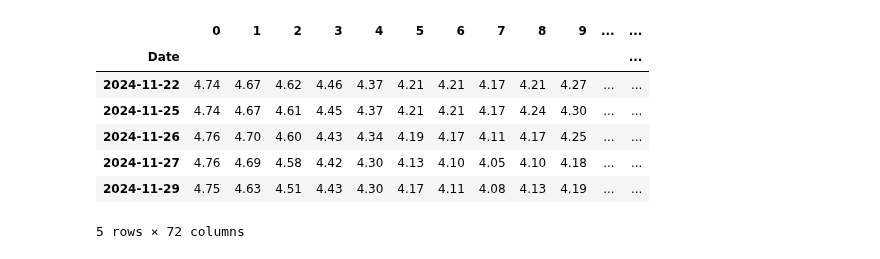
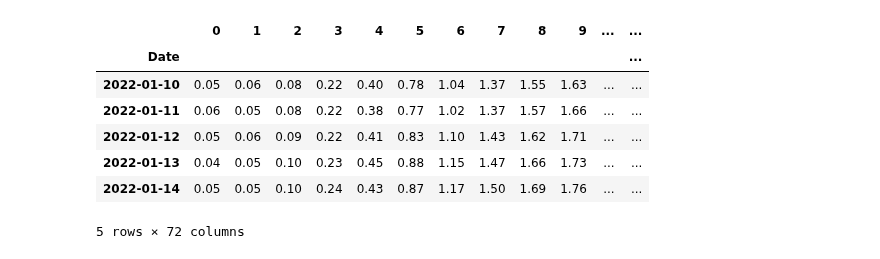
Before and after one commit to QuanPham19/functional-kan, a Jupyter notebook: phase_1/notebooks_treasury/treasury_multi_kan.ipynb, the cells around one changed output. Cells and saved outputs as stored; diff of their text form; code cells hidden in the pictures.

```diff
--- a/phase_1/notebooks_treasury/treasury_multi_kan.ipynb
+++ b/phase_1/notebooks_treasury/treasury_multi_kan.ipynb
@@ -18,37 +18,37 @@ device = torch.device('cuda' if torch.cuda.is_available() else 'cpu')
 # %%
 def treasury_data_retrieval():
     df = pd.read_csv('../data/us_treasury_rates.csv')
     df['Date'] = pd.to_datetime(df['Date'])
     df.sort_values(by='Date', ascending=True, inplace=True)
     df = df.reset_index(drop=True)
 
     return df
 
 df = treasury_data_retrieval()
 
 n = len(df)
 h = 5
 
 df_flat = pd.DataFrame()
-for id in range(1, n):
-    row = df.iloc[id:(id+h), 1:].stack().reset_index(drop=True).to_frame().T
+for id in range(h, n):
+    row = df.iloc[(id-h):(id), 1:].stack().reset_index(drop=True).to_frame().T
     df_flat = pd.concat([df_flat, row], ignore_index=True)
 
 for id in range(1, 13):
-    df_flat[f'y_{id}'] = df.iloc[:(n-1), id]
+    df_flat[f'y_{id}'] = df.iloc[h:, id].values
 
-df_flat['Date'] = df['Date']
-df_flat.dropna(inplace=True)
+df_flat['Date'] = df['Date'].iloc[h:].values
+# df_flat.dropna(inplace=True)
 df_flat.columns = df_flat.columns.astype(str)
 df_flat.set_index('Date', inplace=True)
 
-df_flat.tail()
+df_flat.head()
 # %% [output]
 |  | 0 | 1 | 2 | 3 | 4 | 5 | 6 | 7 | 8 | 9 | ... | ... |
 | Date |  |  |  |  |  |  |  |  |  |  |  | ... |
-| 2024-11-22 | 4.74 | 4.67 | 4.62 | 4.46 | 4.37 | 4.21 | 4.21 | 4.17 | 4.21 | 4.27 | ... | ... |
-| 2024-11-25 | 4.74 | 4.67 | 4.61 | 4.45 | 4.37 | 4.21 | 4.21 | 4.17 | 4.24 | 4.30 | ... | ... |
-| 2024-11-26 | 4.76 | 4.70 | 4.60 | 4.43 | 4.34 | 4.19 | 4.17 | 4.11 | 4.17 | 4.25 | ... | ... |
-| 2024-11-27 | 4.76 | 4.69 | 4.58 | 4.42 | 4.30 | 4.13 | 4.10 | 4.05 | 4.10 | 4.18 | ... | ... |
-| 2024-11-29 | 4.75 | 4.63 | 4.51 | 4.43 | 4.30 | 4.17 | 4.11 | 4.08 | 4.13 | 4.19 | ... | ... |
+| 2022-01-10 | 0.05 | 0.06 | 0.08 | 0.22 | 0.40 | 0.78 | 1.04 | 1.37 | 1.55 | 1.63 | ... | ... |
+| 2022-01-11 | 0.06 | 0.05 | 0.08 | 0.22 | 0.38 | 0.77 | 1.02 | 1.37 | 1.57 | 1.66 | ... | ... |
+| 2022-01-12 | 0.05 | 0.06 | 0.09 | 0.22 | 0.41 | 0.83 | 1.10 | 1.43 | 1.62 | 1.71 | ... | ... |
+| 2022-01-13 | 0.04 | 0.05 | 0.10 | 0.23 | 0.45 | 0.88 | 1.15 | 1.47 | 1.66 | 1.73 | ... | ... |
+| 2022-01-14 | 0.05 | 0.05 | 0.10 | 0.24 | 0.43 | 0.87 | 1.17 | 1.50 | 1.69 | 1.76 | ... | ... |
 5 rows × 72 columns
```
Also changed, not shown: parts of 7 cells of this notebook, 2 other files.
